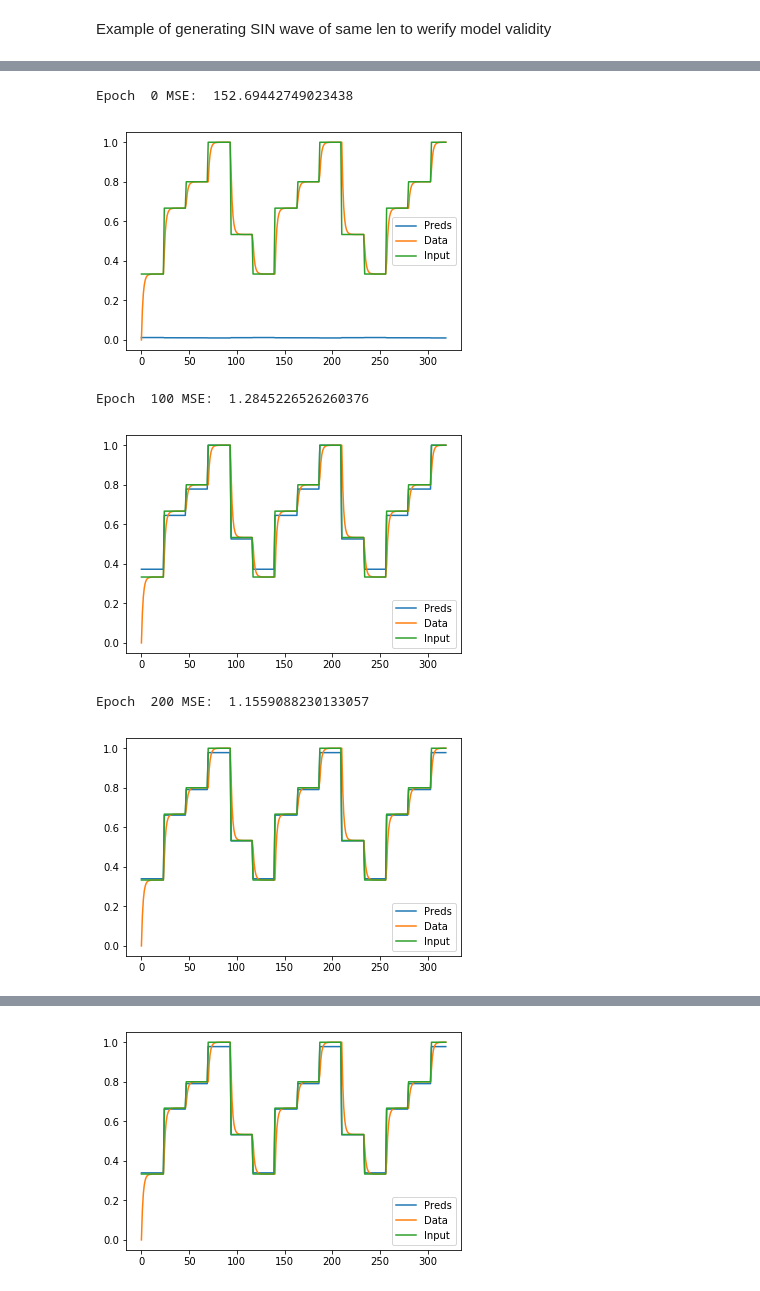
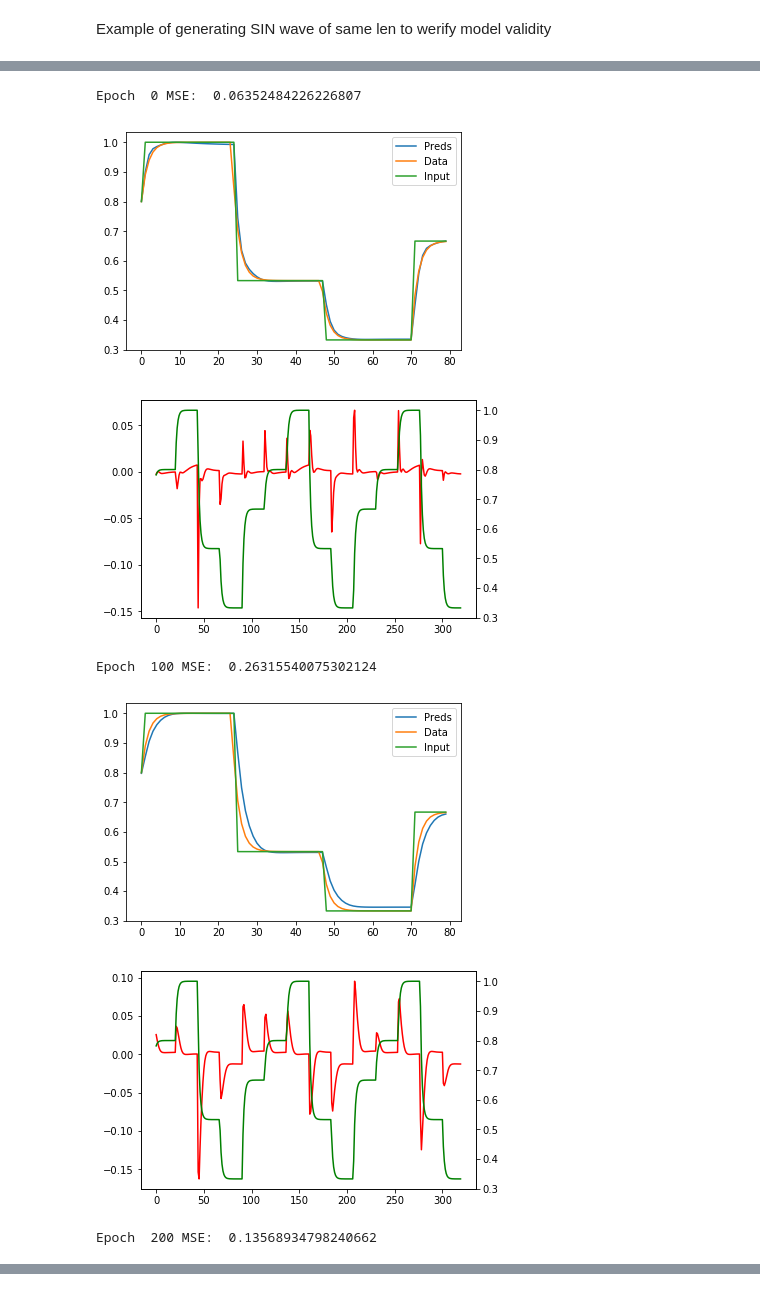
Before and after one commit to KushnirDmytro/identification_of_dynamic_system_parameters_using_nn, a Jupyter notebook: lstms_current_best.ipynb, the cells around one changed output, grey strips where cells are left out. Saved outputs shown, nothing was run; the diff lists cells and outputs as text; code cells hidden in the pictures.

Commit message:
fixed model, now handles predictions accurately

```diff
--- a/lstms_current_best.ipynb
+++ b/lstms_current_best.ipynb
@@ -161,8 +144 @@ if generate_data:
-# %%
-X_train = torch.from_numpy(x[:num_train, :].T).type(torch.Tensor)
-X_test = torch.from_numpy(x[num_train:, :].T).type(torch.Tensor)
-X_train = X_train.view([input_size, -1, 1])
-X_test = X_test.view([input_size, -1, 1])
-y_train = torch.from_numpy(y[:num_train, :]).type(torch.Tensor).view(-1)
-y_test = torch.from_numpy(y[num_train:, :]).type(torch.Tensor).view(-1)
 # %%
@@ -173,0 +150,13 @@ plt.plot(y_train.detach().numpy()[ :num_datapoints])
+# %%
+def plot_multiscale(data, colors):
+    fig, ax = plt.subplots()
+    # Twin the x-axis twice to make independent y-axes.
+    axes = [ax]
+    if len(data) > 1:
+        for i in range(len(data)-1):
+            axes.append(ax.twinx())
+
+
+    for ax, d, c in zip(axes, data, colours):
+        ax.plot(d, color=c)
+    plt.show()
@@ -205,14 +206,18 @@ class LSTM(nn.Module):
         # shape of self.hidden: (a, b), where a and b both
         # have shape (num_layers, batch_size, hidden_dim).
         lstm_out, self.hidden = self.lstm(input.view(len(input), self.batch_size, -1))
-
         # Only take the output from the final timestep
         # Can pass on the entirety of lstm_out to the next layer if it is a seq2seq prediction
+
         y_pred = self.linear(lstm_out[-1].view(self.batch_size, -1))
         return y_pred.view(-1)
 
-model = LSTM(lstm_input_size, h1, batch_size=num_train, output_dim=output_dim, num_layers=num_layers)
+model = LSTM(lstm_input_size,
+             h1,
+             batch_size=num_train,
+             output_dim=output_dim,
+             num_layers=num_layers)
 
-loss_fn = torch.nn.MSELoss(size_average=False)
+
 
 optimiser = torch.optim.Adam(model.parameters(), lr=learning_rate)
@@ -219,42 +230,45 @@ optimiser = torch.optim.Adam(model.parameters(), lr=learning_rate)
 # %%
 #####################
 # Train model
 #####################
 
-hist = np.zeros(num_epochs)
+
 
 model.hidden = model.init_hidden()
 for t in range(num_epochs):
     # Initialise hidden state
     # Don't do this if you want your LSTM to be stateful
-
+    hist = np.zeros(num_epochs)
     # Forward pass
     y_pred = model(X_train)
 
     loss = loss_fn(y_pred, y_train)
     if t % 100 == 0:
         print("Epoch ", t, "MSE: ", loss.item())
 
-        plt.plot(y_pred[:].detach().numpy(), label="Preds")
-        plt.plot(y_train[:].detach().numpy(), label="Data")
-        plt.plot(X_train[0][:].detach().numpy(), label="Input")
-
+        plt.plot(y_pred[20:100].detach().numpy(), label="Preds")
+        plt.plot(y_train[20:100].detach().numpy(), label="Data")
+        plt.plot(X_train[49][20:100].detach().numpy(), label="Input")
         plt.legend()
         plt.show()
+        residuals = y_train-y_pred
+        plot_multiscale(data=[residuals.detach().numpy(), y_train.detach().numpy()],
+               colors = ["Red", "Green"])
     hist[t] = loss.item()
 
     # Zero out gradient, else they will accumulate between epochs
     optimiser.zero_grad()
 
     # Backward pass
     loss.backward()
 
     # Update parameters
     optimiser.step()
 # %% [output]
-Epoch  0 MSE:  152.69442749023438
+Epoch  0 MSE:  0.06352484226226807
-[figure, old version]
+[figure, new version]
+[figure, new version]
-Epoch  100 MSE:  1.2845226526260376
+Epoch  100 MSE:  0.26315540075302124
-[figure, old version]
+[figure, new version]
+[figure, new version]
-Epoch  200 MSE:  1.1559088230133057
+Epoch  200 MSE:  0.13568934798240662
-[figure, old version]
@@ -262 +277,0 @@ Epoch  300 MSE:  1.1532552242279053
-[figure, old version]
```
Also changed, not shown: parts of 22 cells of this notebook.
